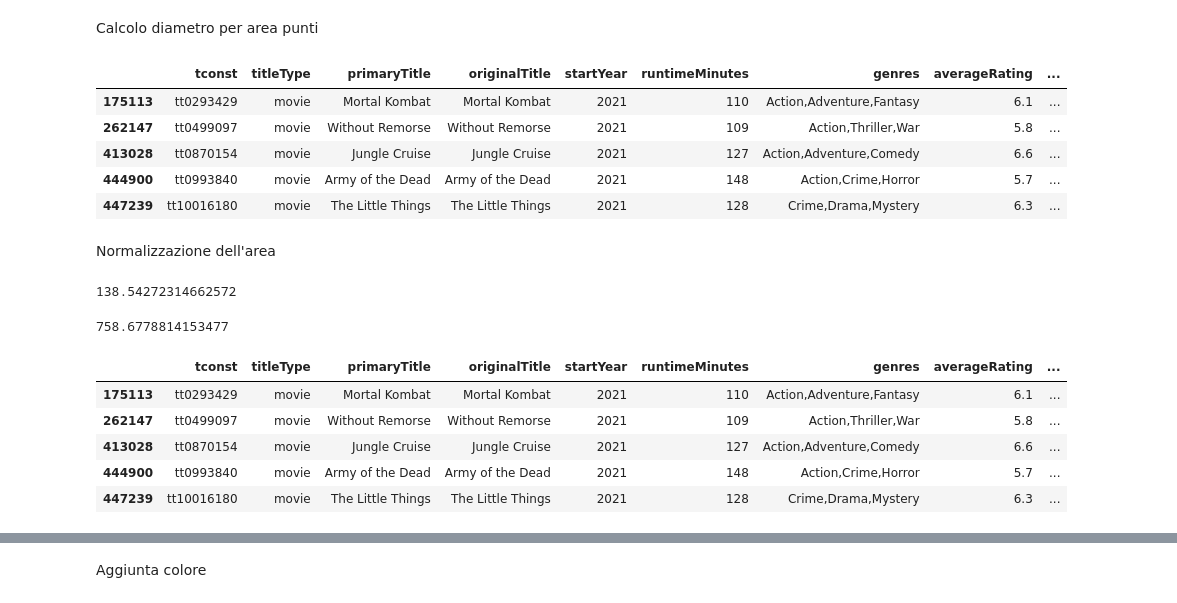
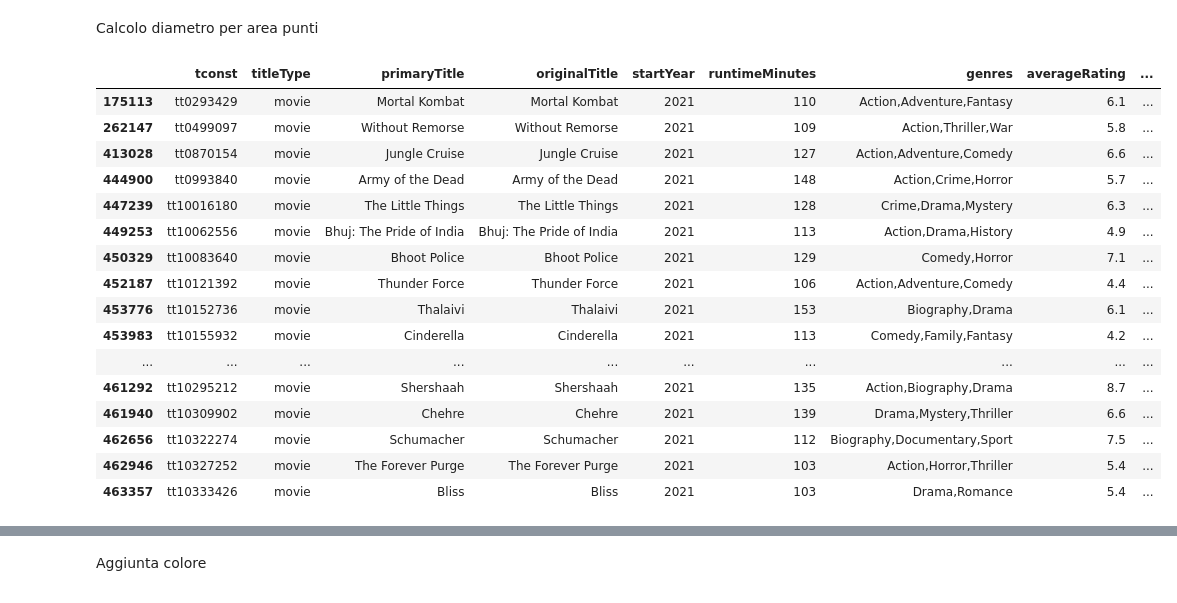
Before and after one commit to Blowdire/DataVisualizationProject, a Jupyter notebook: Progetto/progetto-imdb.ipynb, the cells around one changed output, grey strips where cells are left out. Cells and saved outputs as stored; diff of their text form; code cells hidden in the pictures.

Commit message:
Correzione area

```diff
--- a/Progetto/progetto-imdb.ipynb
+++ b/Progetto/progetto-imdb.ipynb
@@ -302,27 +302,27 @@ Calcolo diametro per area punti
 import math
 
 def calcola_diametro(numVoti):
+    numVoti= numVoti / 1000
     return 2 * math.sqrt(numVoti / math.pi)
 # %%
 film2021['size'] = film2021.numVotes.apply(func=calcola_diametro)
 # %%
-film2021.head()
+film2021.head(20)
 # %% [output]
 |  | tconst | titleType | primaryTitle | originalTitle | startYear | runtimeMinutes | genres | averageRating | ... |
 | 175113 | tt0293429 | movie | Mortal Kombat | Mortal Kombat | 2021 | 110 | Action,Adventure,Fantasy | 6.1 | ... |
 | 262147 | tt0499097 | movie | Without Remorse | Without Remorse | 2021 | 109 | Action,Thriller,War | 5.8 | ... |
 | 413028 | tt0870154 | movie | Jungle Cruise | Jungle Cruise | 2021 | 127 | Action,Adventure,Comedy | 6.6 | ... |
 | 444900 | tt0993840 | movie | Army of the Dead | Army of the Dead | 2021 | 148 | Action,Crime,Horror | 5.7 | ... |
 | 447239 | tt10016180 | movie | The Little Things | The Little Things | 2021 | 128 | Crime,Drama,Mystery | 6.3 | ... |
+| 449253 | tt10062556 | movie | Bhuj: The Pride of India | Bhuj: The Pride of India | 2021 | 113 | Action,Drama,History | 4.9 | ... |
+| 450329 | tt10083640 | movie | Bhoot Police | Bhoot Police | 2021 | 129 | Comedy,Horror | 7.1 | ... |
+| 452187 | tt10121392 | movie | Thunder Force | Thunder Force | 2021 | 106 | Action,Adventure,Comedy | 4.4 | ... |
+| 453776 | tt10152736 | movie | Thalaivi | Thalaivi | 2021 | 153 | Biography,Drama | 6.1 | ... |
+| 453983 | tt10155932 | movie | Cinderella | Cinderella | 2021 | 113 | Comedy,Family,Fantasy | 4.2 | ... |
+| ... | ... | ... | ... | ... | ... | ... | ... | ... | ... |
+| 461292 | tt10295212 | movie | Shershaah | Shershaah | 2021 | 135 | Action,Biography,Drama | 8.7 | ... |
+| 461940 | tt10309902 | movie | Chehre | Chehre | 2021 | 139 | Drama,Mystery,Thriller | 6.6 | ... |
+| 462656 | tt10322274 | movie | Schumacher | Schumacher | 2021 | 112 | Biography,Documentary,Sport | 7.5 | ... |
+| 462946 | tt10327252 | movie | The Forever Purge | The Forever Purge | 2021 | 103 | Action,Horror,Thriller | 5.4 | ... |
+| 463357 | tt10333426 | movie | Bliss | Bliss | 2021 | 103 | Drama,Romance | 5.4 | ... |
-# %% [markdown]
-Normalizzazione dell'area
-# %%
-min = film2021['size'].min()
-min
-# %% [output]
-138.54272314662572
-# %%
-max = film2021['size'].max()
-max
-# %% [output]
-758.6778814153477
@@ -331,9 +328,0 @@ film2021['size'] = ((film2021['size'] - min) / (max - min) * 10) + 5
-# %%
-film2021.head()
-# %% [output]
-|  | tconst | titleType | primaryTitle | originalTitle | startYear | runtimeMinutes | genres | averageRating | ... |
-| 175113 | tt0293429 | movie | Mortal Kombat | Mortal Kombat | 2021 | 110 | Action,Adventure,Fantasy | 6.1 | ... |
-| 262147 | tt0499097 | movie | Without Remorse | Without Remorse | 2021 | 109 | Action,Thriller,War | 5.8 | ... |
-| 413028 | tt0870154 | movie | Jungle Cruise | Jungle Cruise | 2021 | 127 | Action,Adventure,Comedy | 6.6 | ... |
-| 444900 | tt0993840 | movie | Army of the Dead | Army of the Dead | 2021 | 148 | Action,Crime,Horror | 5.7 | ... |
-| 447239 | tt10016180 | movie | The Little Things | The Little Things | 2021 | 128 | Crime,Drama,Mystery | 6.3 | ... |
```
Also changed, not shown: parts of 7 cells of this notebook, 6 other files.
